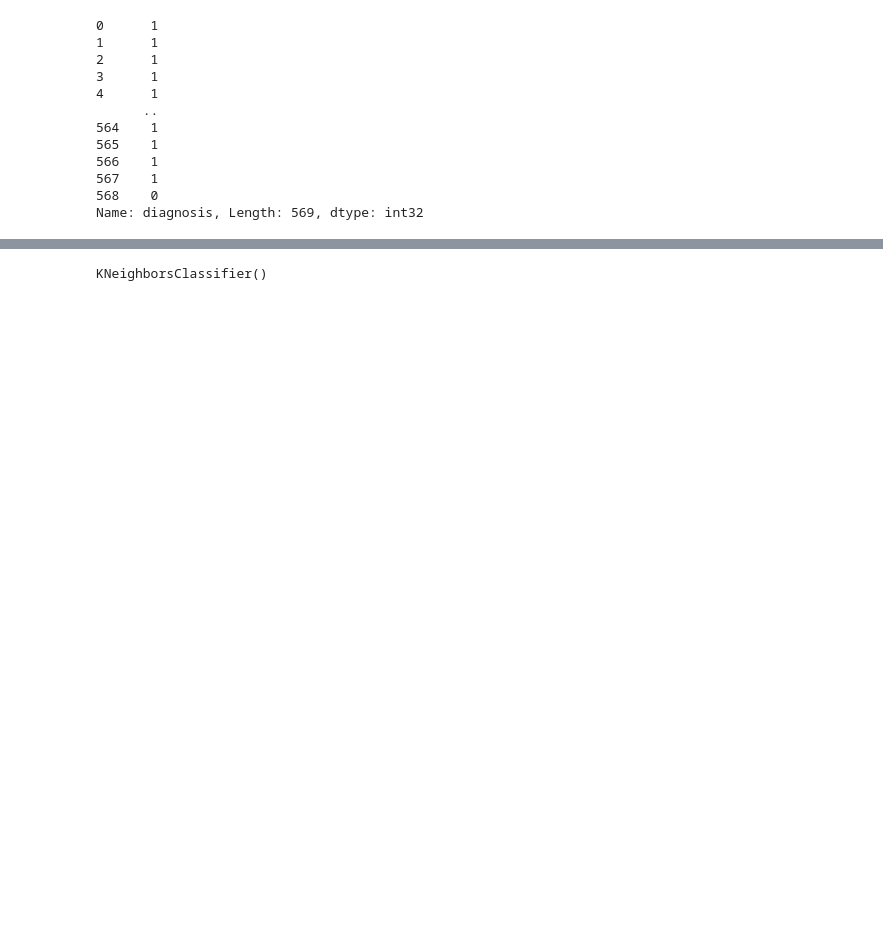
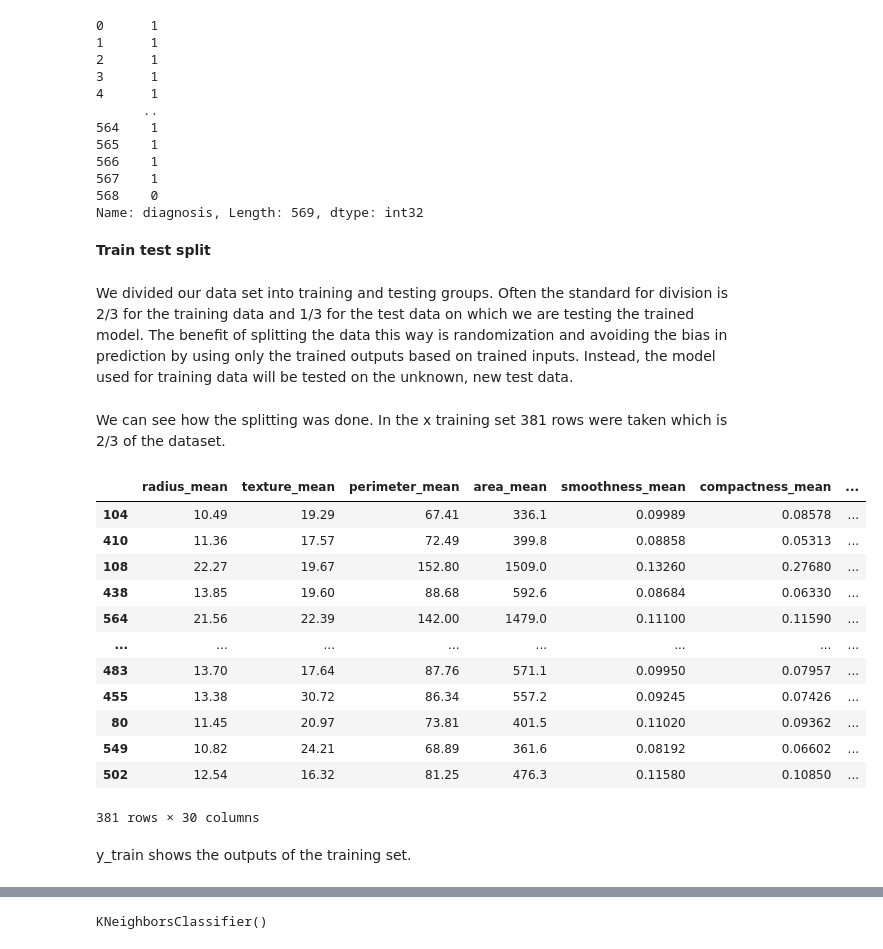
Before and after one commit to Tanja888/PfDA-Project2, a Jupyter notebook: Wisconsin-Breast-Cancer-analysis.ipynb, the cells around one changed output, grey strips where cells are left out. Drawn from its saved outputs; the diff is of its cells as text; code cells hidden in the pictures; blank space fills up the shorter version.

```diff
--- a/Wisconsin-Breast-Cancer-analysis.ipynb
+++ b/Wisconsin-Breast-Cancer-analysis.ipynb
@@ -252,5 +236,5 @@ Inputs and Outputs
 # %%
-inputs = cancer[['radius_mean', 'texture_mean', 'perimeter_mean',
+x = cancer[['radius_mean', 'texture_mean', 'perimeter_mean',
        'area_mean', 'smoothness_mean', 'compactness_mean', 'concavity_mean',
        'concave points_mean', 'symmetry_mean', 'fractal_dimension_mean',
        'radius_se', 'texture_se', 'perimeter_se', 'area_se', 'smoothness_se',
@@ -259,8 +243,8 @@ inputs = cancer[['radius_mean', 'texture_mean', 'perimeter_mean',
        'perimeter_worst', 'area_worst', 'smoothness_worst',
        'compactness_worst', 'concavity_worst', 'concave points_worst',
        'symmetry_worst', 'fractal_dimension_worst']]
-outputs = cancer['diagnosis']
-outputs
+y = cancer['diagnosis']
+y
 # %% [output]
 0      1
 1      1
@@ -274,3 +258,29 @@ outputs
 567    1
 568    0
 Name: diagnosis, Length: 569, dtype: int32
+# %% [markdown]
+**Train test split**
+# %% [markdown]
+We divided our data set into training and testing groups. Often the standard for division is 2/3 for the training data and 1/3 for the test data on which we are testing the trained model. The benefit of splitting the data this way is randomization and avoiding the bias in prediction by using only the trained outputs based on trained inputs. Instead, the model used for training data will be tested on the unknown, new test data.
+# %%
+x_train, x_test, y_train, y_test = mod.train_test_split(x, y, test_size=0.33)
+# %% [markdown]
+We can see how the splitting was done. In the x training set 381 rows were taken which is 2/3 of the dataset.
+# %%
+x_train
+# %% [output]
+|  | radius_mean | texture_mean | perimeter_mean | area_mean | smoothness_mean | compactness_mean | ... |
+| 104 | 10.49 | 19.29 | 67.41 | 336.1 | 0.09989 | 0.08578 | ... |
+| 410 | 11.36 | 17.57 | 72.49 | 399.8 | 0.08858 | 0.05313 | ... |
+| 108 | 22.27 | 19.67 | 152.80 | 1509.0 | 0.13260 | 0.27680 | ... |
+| 438 | 13.85 | 19.60 | 88.68 | 592.6 | 0.08684 | 0.06330 | ... |
+| 564 | 21.56 | 22.39 | 142.00 | 1479.0 | 0.11100 | 0.11590 | ... |
+| ... | ... | ... | ... | ... | ... | ... | ... |
+| 483 | 13.70 | 17.64 | 87.76 | 571.1 | 0.09950 | 0.07957 | ... |
+| 455 | 13.38 | 30.72 | 86.34 | 557.2 | 0.09245 | 0.07426 | ... |
+| 80 | 11.45 | 20.97 | 73.81 | 401.5 | 0.11020 | 0.09362 | ... |
+| 549 | 10.82 | 24.21 | 68.89 | 361.6 | 0.08192 | 0.06602 | ... |
+| 502 | 12.54 | 16.32 | 81.25 | 476.3 | 0.11580 | 0.10850 | ... |
+381 rows × 30 columns
+# %% [markdown]
+y_train shows the outputs of the training set.
```
Also changed, not shown: parts of 72 cells of this notebook.
